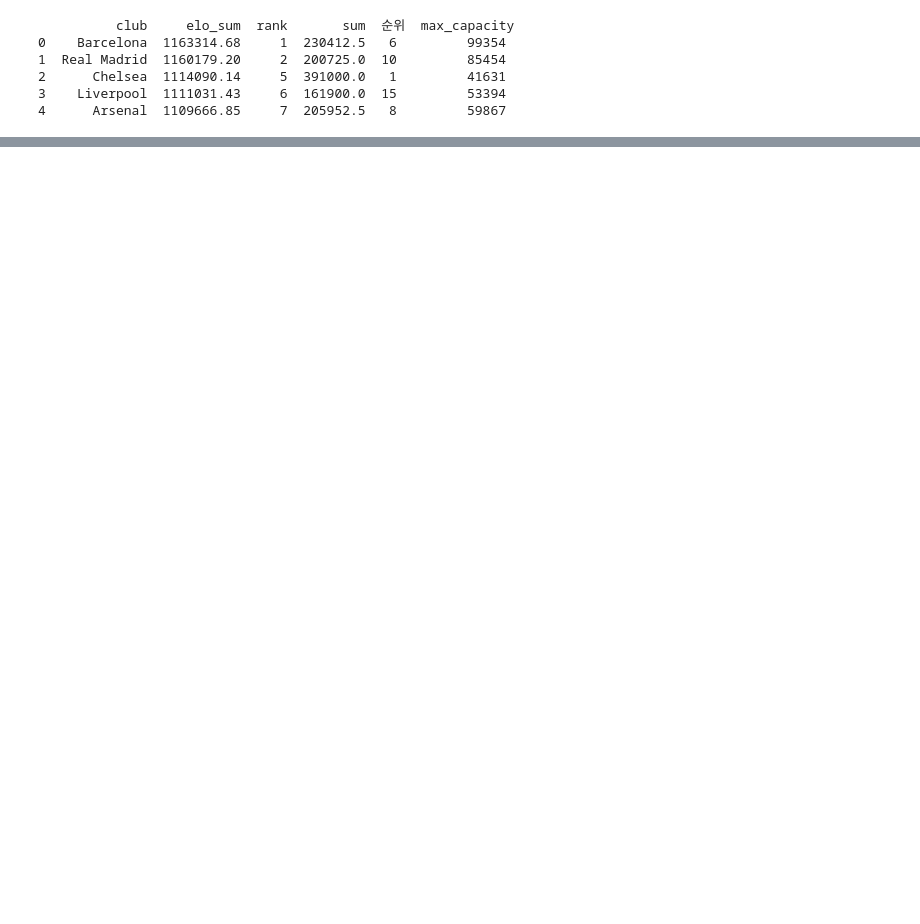
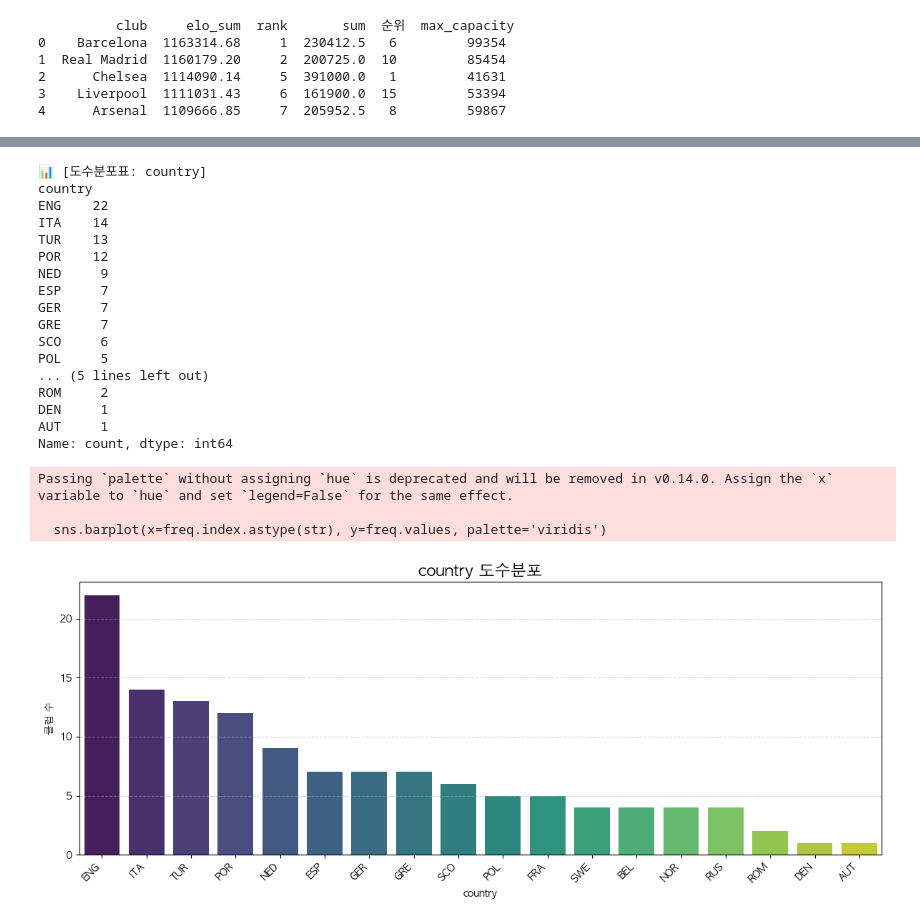
Before and after one commit to rokiosm/find_bigClub, a Jupyter notebook: data_parsing/United.ipynb, the cells around one changed output, grey strips where cells are left out. Saved outputs shown, nothing was run; the diff lists cells and outputs as text; code cells hidden in the pictures; blank space fills up the shorter version.

Commit message:
complete_assignment

```diff
--- a/data_parsing/United.ipynb
+++ b/data_parsing/United.ipynb
@@ -111,9 +92,0 @@ def remove_outliers_iqr(df, column):
-# %%
-num_cols = ['elo_sum', 'sum', 'max_capacity']
-
-# 복사 후 제거 반복
-df_filtered = df_merge.copy()
-for col in num_cols:
-    df_filtered = remove_outliers_iqr(df_filtered, col)
-
-print(f"이상값 제거 후 행 개수: {len(df_filtered)}")
@@ -154,0 +123,10 @@ Passing `palette` without assigning `hue` is deprecated and will be removed in v
+# %%
+df = pd.read_csv('final_club_stats2.csv')
+
+# 사용할 범주형 열 목록
+categorical_cols = ['country']  # 필요에 따라 추가 가능
+
+# 각 열에 대해 도수분포표 생성
+for col in categorical_cols:
+    print(f"\n📊 도수분포표: {col}")
+    print(df[col].value_counts(dropna=False))  # NaN 포함해서 출력
@@ -154,0 +151,42 @@ Passing `palette` without assigning `hue` is deprecated and will be removed in v
+# %%
+for col in categorical_cols:
+    # 도수 계산
+    freq = df[col].value_counts(dropna=False)
+
+    # 텍스트 출력
+    print(f"\n📊 [도수분포표: {col}]")
+    print(freq)
+
+    # 시각화
+    plt.figure(figsize=(12, 5))
+    sns.barplot(x=freq.index.astype(str), y=freq.values, palette='viridis')
+
+    plt.title(f"{col} 도수분포", fontsize=16)
+    plt.ylabel('클럽 수')
+    plt.xlabel(col)
+    plt.xticks(rotation=45, ha='right')
+    plt.grid(axis='y', linestyle='--', alpha=0.5)
+    plt.tight_layout()
+    plt.show()
+# %% [output]
+📊 [도수분포표: country]
+country
+ENG    22
+ITA    14
+TUR    13
+POR    12
+NED     9
+ESP     7
+GER     7
+GRE     7
+SCO     6
+POL     5
+... (5 lines left out)
+ROM     2
+DEN     1
+AUT     1
+Name: count, dtype: int64
+Passing `palette` without assigning `hue` is deprecated and will be removed in v0.14.0. Assign the `x` variable to `hue` and set `legend=False` for the same effect.
+
+  sns.barplot(x=freq.index.astype(str), y=freq.values, palette='viridis')
+[figure, added]
```
Also changed, not shown: parts of 15 cells of this notebook, 5 other files.
